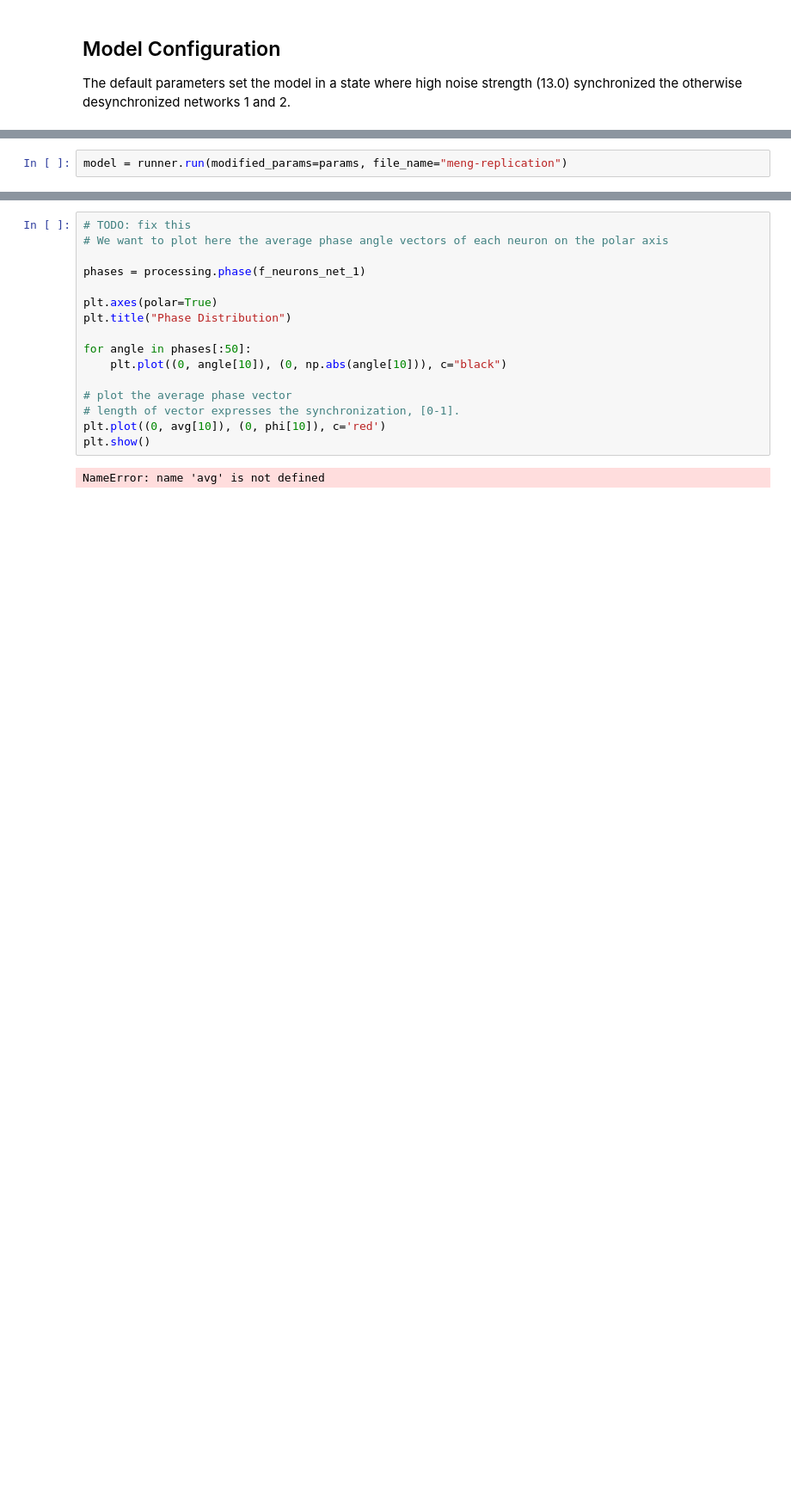
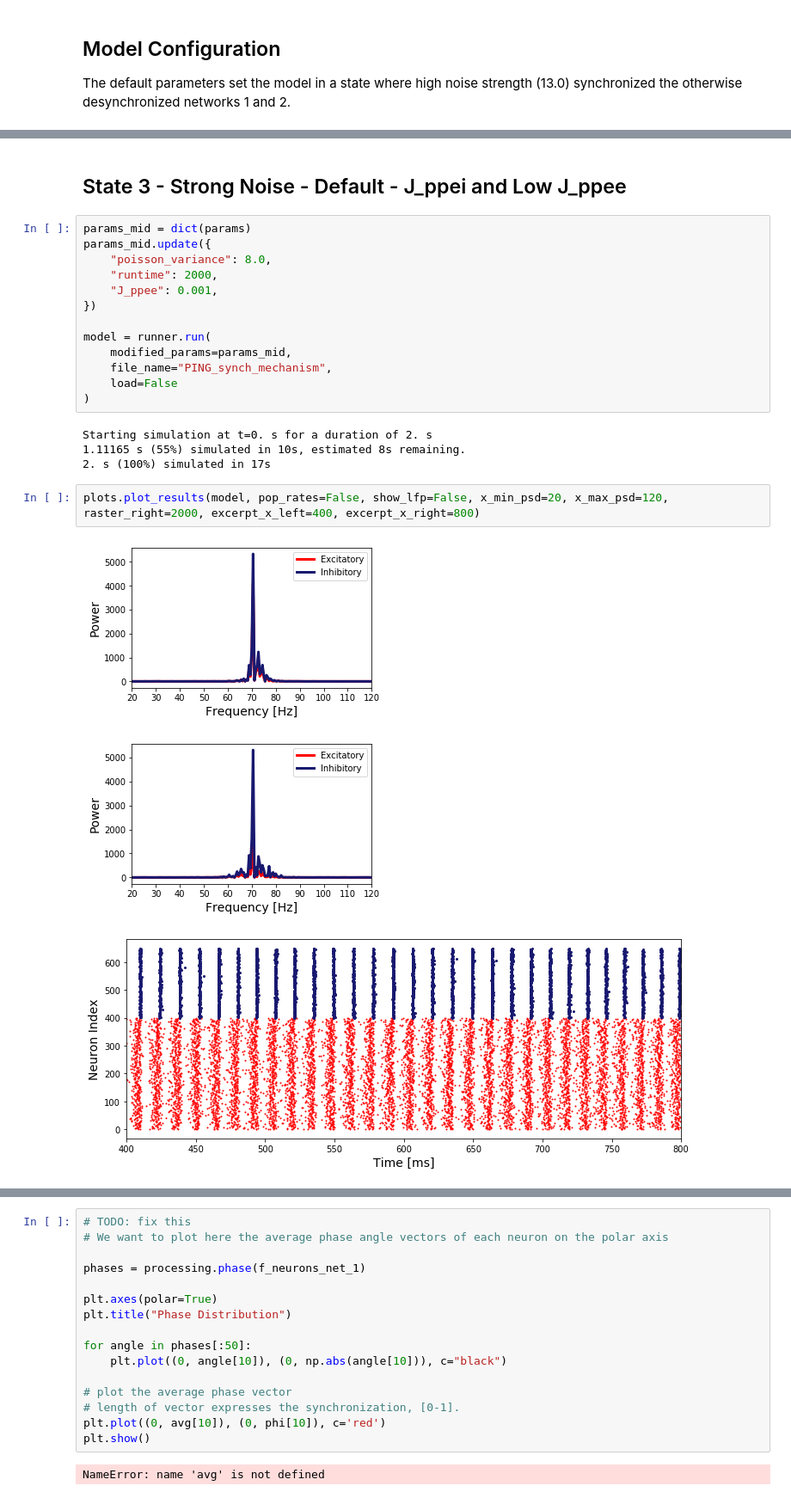
Before and after one commit to ChristophMetzner/Synchronization-by-Uncorrelated-Noise, a Jupyter notebook: notebooks/2_nets_uncorr_synch_mechanism.ipynb, the cells around one changed output, grey strips where cells are left out. Shown at 86% size. Drawn from its saved outputs; the diff is of its cells as text; blank space fills up the shorter version.

```diff
--- a/notebooks/2_nets_uncorr_synch_mechanism.ipynb
+++ b/notebooks/2_nets_uncorr_synch_mechanism.ipynb
@@ -60,2 +36,0 @@ params = {
-# %%
-model = runner.run(modified_params=params, file_name="meng-replication")
@@ -174,0 +73,25 @@ Within Synchronization of Network 2 0.5903214219051028
+# %% [markdown]
+## State 3 - Strong Noise - Default - J_ppei and Low J_ppee
+# %%
+params_mid = dict(params)
+params_mid.update({
+    "poisson_variance": 8.0,
+    "runtime": 2000,
+    "J_ppee": 0.001,
+})
+
+model = runner.run(
+    modified_params=params_mid,
+    file_name="PING_synch_mechanism",
+    load=False
+)
+# %% [output]
+Starting simulation at t=0. s for a duration of 2. s
+1.11165 s (55%) simulated in 10s, estimated 8s remaining.
+2. s (100%) simulated in 17s
+# %%
+plots.plot_results(model, pop_rates=False, show_lfp=False, x_min_psd=20, x_max_psd=120, raster_right=2000, excerpt_x_left=400, excerpt_x_right=800)
+# %% [output]
+[figure, added]
+[figure, added]
+[figure, added]
```
Also changed, not shown: parts of 50 cells of this notebook, 3 other files.
